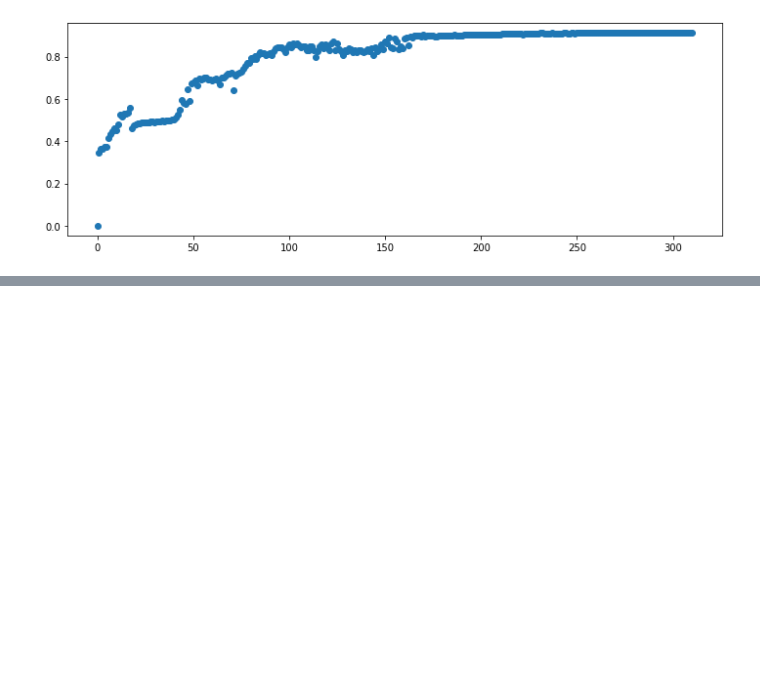
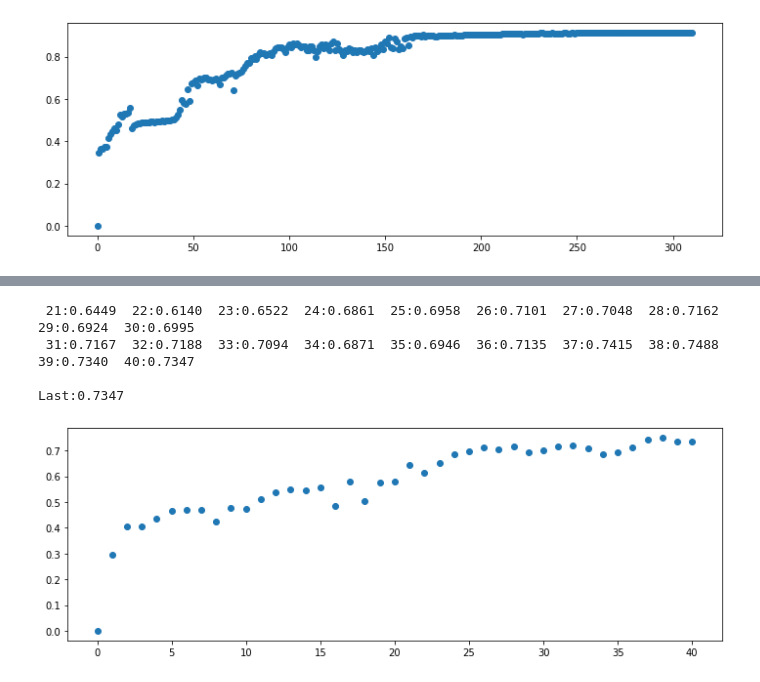
Before and after one commit to Aravinda89/fastai_bootcamp, a Jupyter notebook: BC2_1_MNIST_scratch.ipynb, the cells around one changed output, grey strips where cells are left out. Cells and saved outputs as stored; diff of their text form; code cells hidden in the pictures; blank space fills up the shorter version.

```diff
--- a/BC2_1_MNIST_scratch.ipynb
+++ b/BC2_1_MNIST_scratch.ipynb
@@ -755,0 +807,9 @@ Last:0.9124
+# %%
+lr=0.5
+metric_results = run_n_epochs(model, lr, params, 20)
+# %% [output]
+ 21:0.6449  22:0.6140  23:0.6522  24:0.6861  25:0.6958  26:0.7101  27:0.7048  28:0.7162  29:0.6924  30:0.6995
+ 31:0.7167  32:0.7188  33:0.7094  34:0.6871  35:0.6946  36:0.7135  37:0.7415  38:0.7488  39:0.7340  40:0.7347
+
+Last:0.7347
+[figure, added]
```
Also changed, not shown: parts of 17 cells of this notebook.
